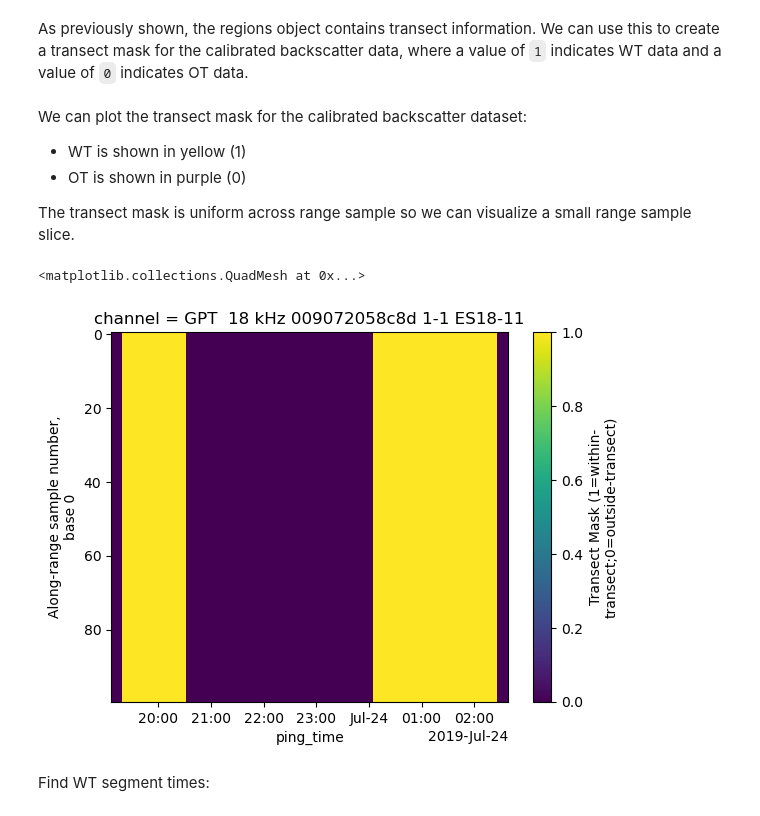
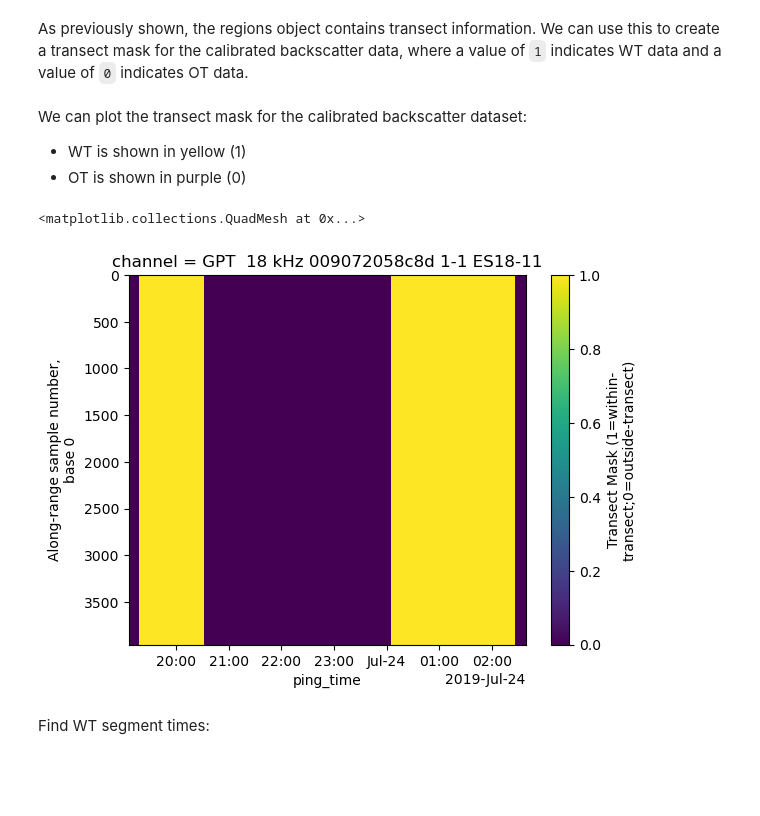
Before and after one commit to OSOceanAcoustics/echopype-examples, a Jupyter notebook: notebooks/single_transect_data_organization.ipynb, the cells around one changed output. Cells and saved outputs as stored; diff of their text form; code cells hidden in the pictures; blank space fills up the shorter version.

Commit message:
run with latest echopype branch, fix uniform and regrid usage

```diff
--- a/notebooks/single_transect_data_organization.ipynb
+++ b/notebooks/single_transect_data_organization.ipynb
@@ -351,15 +322,11 @@ transect_mask = regions_object.transect_mask(
 We can plot the transect mask for the calibrated backscatter dataset:
 - WT is shown in yellow (1)
 - OT is shown in purple (0)
-
-The transect mask is uniform across range sample so we can visualize a small range sample slice.
 # %%
-transect_mask.isel(
-    range_sample=slice(0, 100)
-).plot(yincrease=False, y="range_sample")
+transect_mask.plot(yincrease=False, y="range_sample")
 # %% [output]
 <matplotlib.collections.QuadMesh at 0x...>
-[figure, old version]
+[figure, new version]
 # %% [markdown]
 Find WT segment times:
 # %%
```
Also changed, not shown: parts of 21 cells of this notebook, 1 other file.
